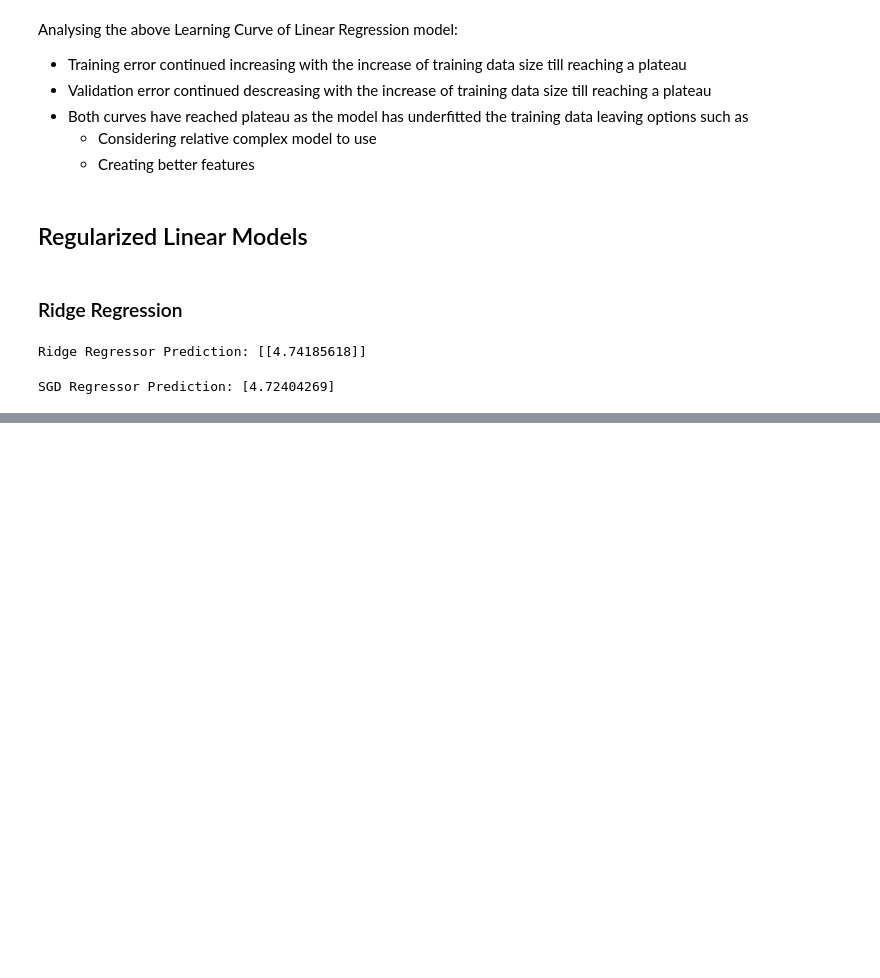
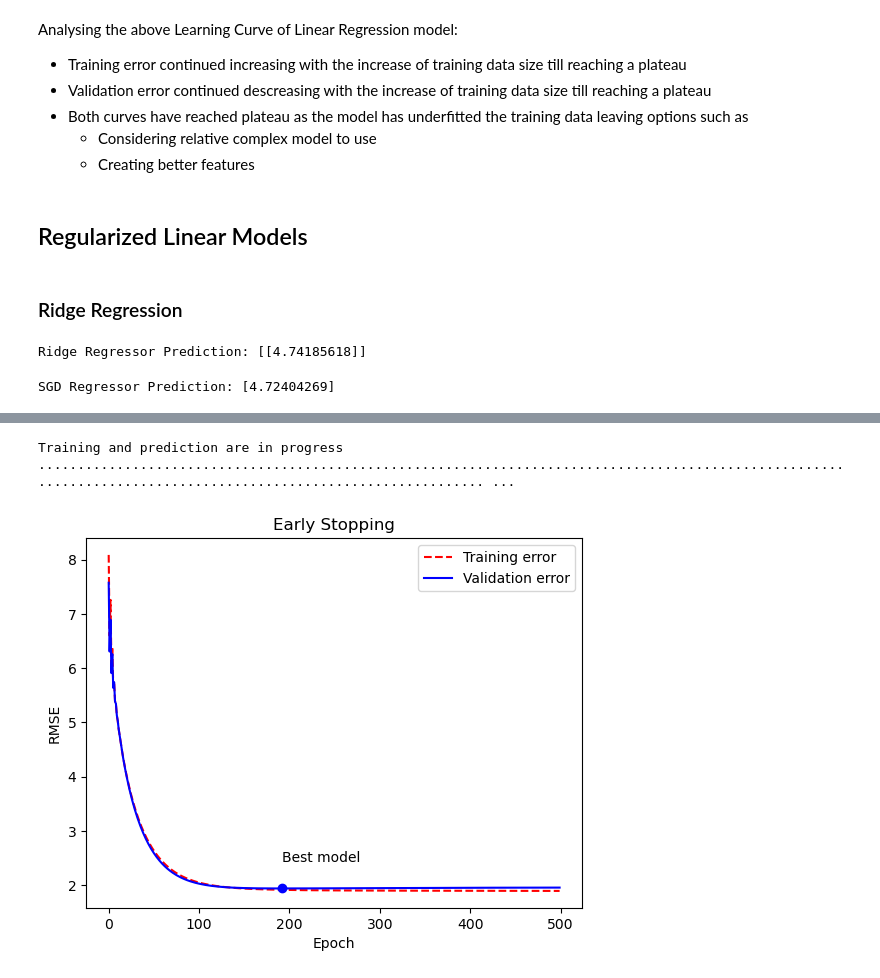
Before and after one commit to PradipKumarDas/Teaching, a Jupyter notebook: Machine_Learning_Course_18AI61/03_Training_Models.ipynb, the cells around one changed output, grey strips where cells are left out. Drawn from its saved outputs; the diff is of its cells as text; code cells hidden in the pictures; blank space fills up the shorter version.

```diff
--- a/Machine_Learning_Course_18AI61/03_Training_Models.ipynb
+++ b/Machine_Learning_Course_18AI61/03_Training_Models.ipynb
@@ -293,0 +302,19 @@ SGD Regressor Prediction: [4.72404269]
+# %%
+# Splitting data into tran and test set
+
+X_train, X_val, y_train, y_val = train_test_split(X, y, test_size=0.2)
+
+# Flattens targets to 1D array
+y_train = y_train.ravel()
+y_val = y_val.ravel()
+# %%
+# Sets up pipeline to prepare data
+
+poly_scaler_pipeline = Pipeline([
+    ("poly_features", PolynomialFeatures(degree=90, include_bias=False)),
+    ("std_scaling", StandardScaler())])
+# %%
+# First add polynomial features and then scales feature values
+
+X_train_poly_scaled = poly_scaler_pipeline.fit_transform(X_train)
+X_val_poly_scaled = poly_scaler_pipeline.transform(X_val)
@@ -293,0 +327,61 @@ SGD Regressor Prediction: [4.72404269]
+# %%
+# Instantiate SGD Regressor class
+
+#sgd_reg_model = SGDRegressor(penalty=None, max_iter=1, tol=-np.infty,
+#    learning_rate="constant", eta0=0.0005, warm_start=True)
+
+sgd_reg_model = SGDRegressor(penalty=None, eta0=0.002, random_state=42)
+
+min_val_error = float("inf")  # Sets error value to positive infinite
+best_epoch = None
+best_model = None
+train_errors = []
+val_errors = []
+n_epochs = 500
+
+# Starts training over epoch
+print("Training and prediction are in progress ", end="")
+for epoch in range(n_epochs):
+    # Continues learning over iterations
+    #sgd_reg_model.fit(X_train_poly_scaled, y_train)
+    sgd_reg_model.partial_fit(X_train_poly_scaled, y_train)
+
+    # Performs prediction over train data
+    y_train_predictions = sgd_reg_model.predict(X_train_poly_scaled)
+
+    # Performs prediction over validation data
+    y_val_predictions = sgd_reg_model.predict(X_val_poly_scaled)
+
+    # Calculates error
+    train_error = mean_squared_error(y_train, y_train_predictions, squared=False)
+    val_error = mean_squared_error(y_val, y_val_predictions, squared=False)
+
+    train_errors.append(train_error)
+    val_errors.append(val_error)
+
+    #if validation error is less than on the error from the previous epoch, then
+    # error, best epoch and best model were stored for reference
+    if val_error < min_val_error:
+        min_val_error = val_error
+        best_epoch = epoch
+        best_model = clone(sgd_reg_model)
+
+    print(".", end="")
+
+print("ended.")
+# %% [output]
+Training and prediction are in progress ................................................................................................................................................................ ...
+# %%
+best_epoch = np.argmin(val_errors)
+plt.plot(train_errors, "r--", label="Training error")
+plt.plot(val_errors, "b-", label="Validation error")
+#plt.axis([0, n_epochs, 0, 3.5])
+plt.xlabel("Epoch")
+plt.ylabel("RMSE")
+plt.plot(best_epoch, min_val_error, "bo")
+plt.annotate("Best model", xy=(best_epoch, min_val_error+0.5))
+plt.legend()
+plt.title("Early Stopping")
+plt.show()
+# %% [output]
+[figure, added]
```
Also changed, not shown: parts of 32 cells of this notebook.
